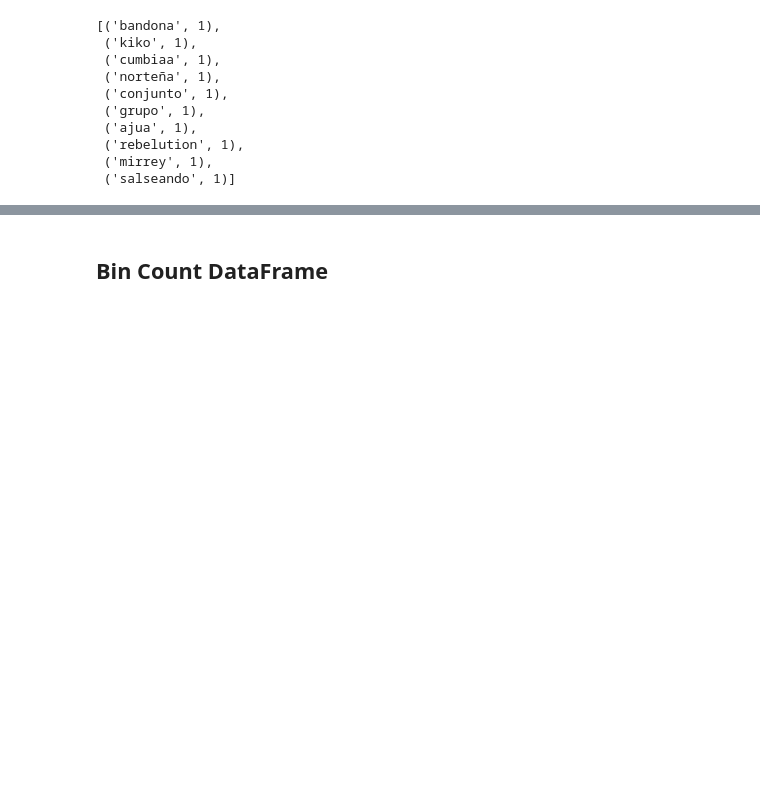
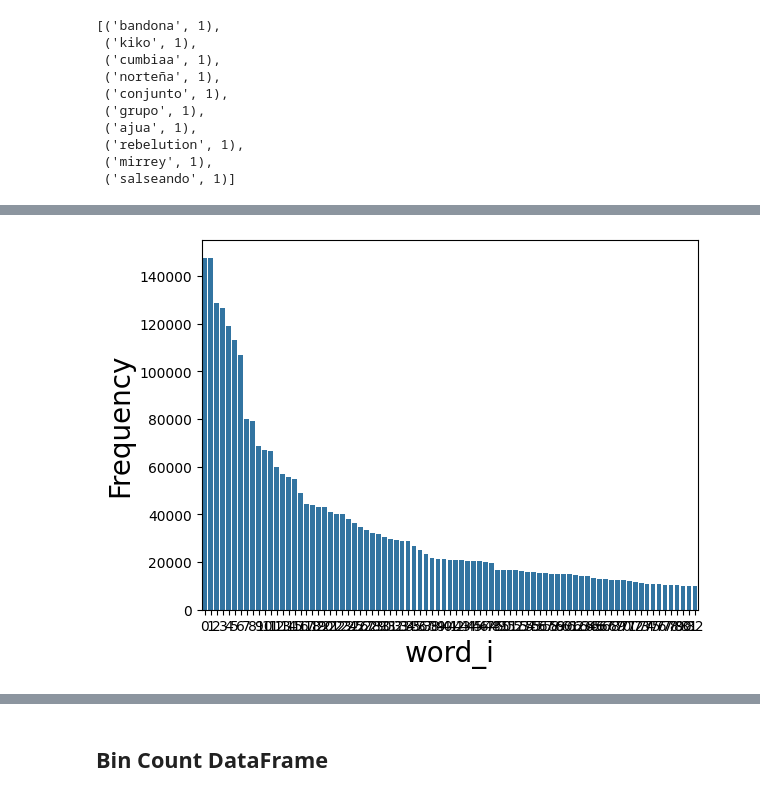
Before and after one commit to holistudio/spotify_dash, a Jupyter notebook: 03_EDA/word_bin.ipynb, the cells around one changed output, grey strips where cells are left out. Saved outputs shown, nothing was run; the diff lists cells and outputs as text; code cells hidden in the pictures; blank space fills up the shorter version.

Commit message:
Update word_bin.ipynb
Understand word frequencies in global dataset

```diff
--- a/03_EDA/word_bin.ipynb
+++ b/03_EDA/word_bin.ipynb
@@ -63,3 +63,6 @@ global_sorted_words[-10:]
  ('rebelution', 1),
  ('mirrey', 1),
  ('salseando', 1)]
+# %%
+bin_counts = np.array([x[1] for x in global_sorted_words])
+bin_counts[:10]
@@ -65,0 +164,27 @@ global_sorted_words[-10:]
+# %%
+# sns.barplot(data=bin_counts)
+# plt.xlabel("word_i",fontsize=20)
+# plt.ylabel("Frequency",fontsize=20)
+# plt.show()
+
+# sns.barplot(data=bin_counts[:4739])
+# plt.xlabel("word_i",fontsize=20)
+# plt.ylabel("Frequency",fontsize=20)
+# plt.show()
+
+# sns.barplot(data=bin_counts[1:4739])
+# plt.xlabel("word_i",fontsize=20)
+# plt.ylabel("Frequency",fontsize=20)
+# plt.show()
+
+# sns.barplot(data=bin_counts[1:691])
+# plt.xlabel("word_i",fontsize=20)
+# plt.ylabel("Frequency",fontsize=20)
+# plt.show()
+
+sns.barplot(data=bin_counts[1:84])
+plt.xlabel("word_i",fontsize=20)
+plt.ylabel("Frequency",fontsize=20)
+plt.show()
+# %% [output]
+[figure, added]
```
Also changed, not shown: parts of 16 cells of this notebook.
